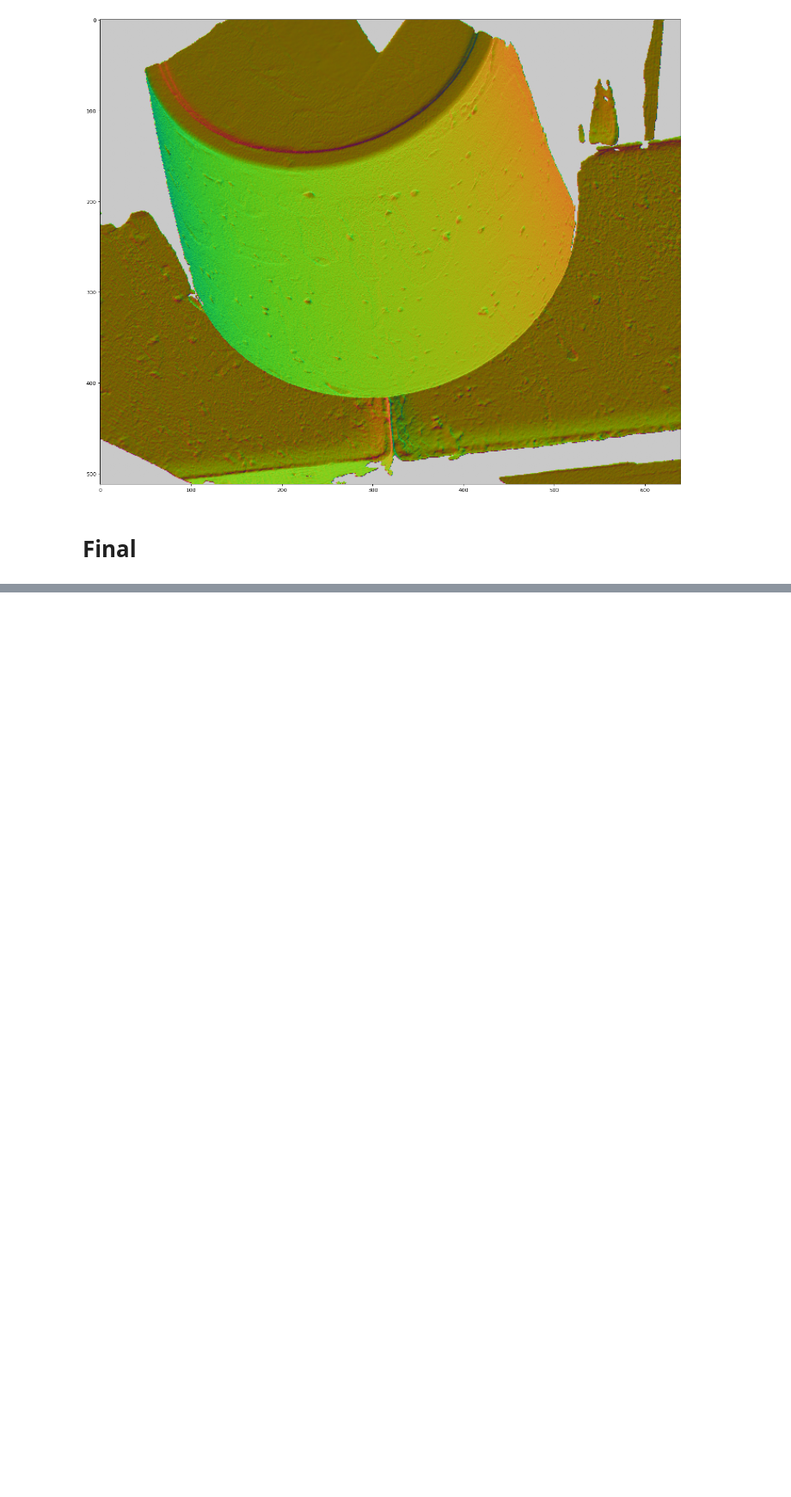
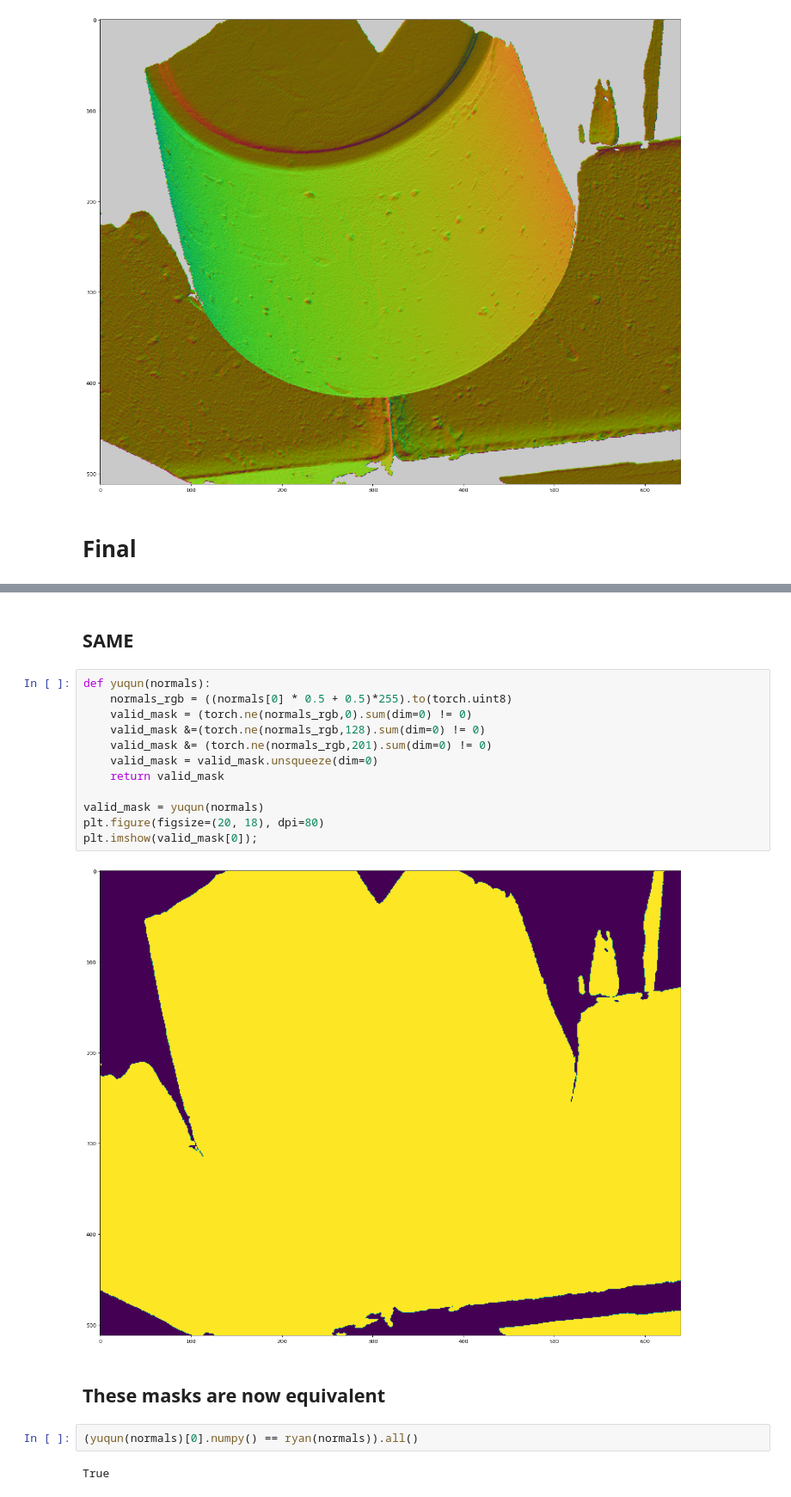
Before and after one commit to RyanMarten/general_purpose_vision_normals, a Jupyter notebook: FixingTheMasks.ipynb, the cells around one changed output, grey strips where cells are left out. Shown at 86% size. Saved outputs shown, nothing was run; the diff lists cells and outputs as text; blank space fills up the shorter version.

```diff
--- a/FixingTheMasks.ipynb
+++ b/FixingTheMasks.ipynb
@@ -184,0 +233,22 @@ plt.imshow(valid_mask[0].cpu());
+# %% [markdown]
+## SAME
+# %%
+def yuqun(normals):
+    normals_rgb = ((normals[0] * 0.5 + 0.5)*255).to(torch.uint8)
+    valid_mask = (torch.ne(normals_rgb,0).sum(dim=0) != 0)
+    valid_mask &=(torch.ne(normals_rgb,128).sum(dim=0) != 0)
+    valid_mask &= (torch.ne(normals_rgb,201).sum(dim=0) != 0)
+    valid_mask = valid_mask.unsqueeze(dim=0)
+    return valid_mask
+
+valid_mask = yuqun(normals)
+plt.figure(figsize=(20, 18), dpi=80)
+plt.imshow(valid_mask[0]);
+# %% [output]
+[figure, added]
+# %% [markdown]
+## These masks are now equivalent
+# %%
+(yuqun(normals)[0].numpy() == ryan(normals)).all()
+# %% [output]
+True
```
Also changed, not shown: parts of 8 cells of this notebook, 1 other file.
